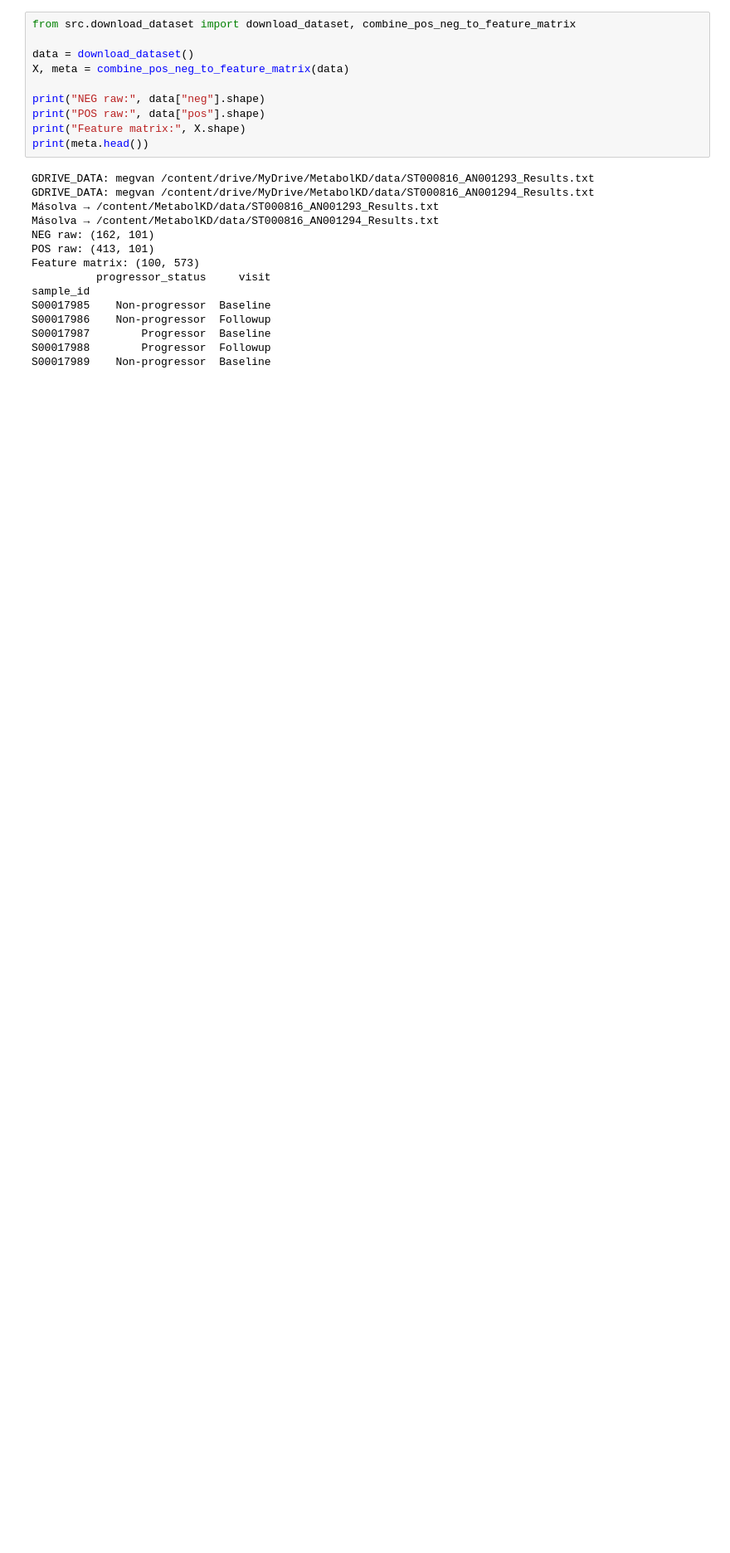
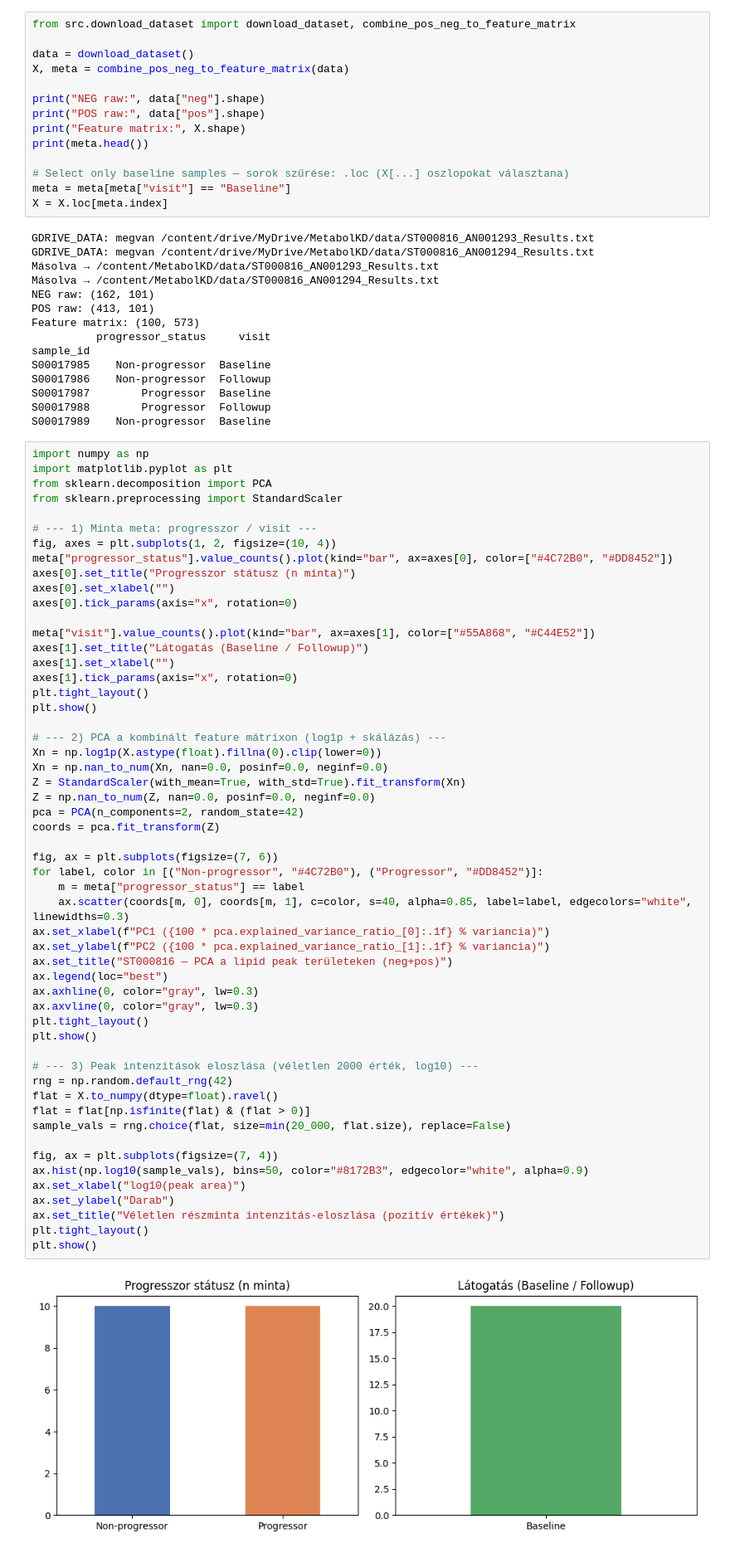
Before and after one commit to csambrus/MetabolKD, a Jupyter notebook: notebooks/meta_20260511a.ipynb, the cells around one changed output. Shown at 83% size. Drawn from its saved outputs; the diff is of its cells as text; blank space fills up the shorter version.

```diff
--- a/notebooks/meta_20260511a.ipynb
+++ b/notebooks/meta_20260511a.ipynb
@@ -70,6 +70,10 @@ print("NEG raw:", data["neg"].shape)
 print("POS raw:", data["pos"].shape)
 print("Feature matrix:", X.shape)
 print(meta.head())
+
+# Select only baseline samples — sorok szűrése: .loc (X[...] oszlopokat választana)
+meta = meta[meta["visit"] == "Baseline"]
+X = X.loc[meta.index]
 # %% [output]
 GDRIVE_DATA: megvan /content/drive/MyDrive/MetabolKD/data/ST000816_AN001293_Results.txt
 GDRIVE_DATA: megvan /content/drive/MyDrive/MetabolKD/data/ST000816_AN001294_Results.txt
@@ -85,3 +89,59 @@ S00017986    Non-progressor  Followup
 S00017987        Progressor  Baseline
 S00017988        Progressor  Followup
 S00017989    Non-progressor  Baseline
+# %%
+import numpy as np
+import matplotlib.pyplot as plt
+from sklearn.decomposition import PCA
+from sklearn.preprocessing import StandardScaler
+
+# --- 1) Minta meta: progresszor / visit ---
+fig, axes = plt.subplots(1, 2, figsize=(10, 4))
+meta["progressor_status"].value_counts().plot(kind="bar", ax=axes[0], color=["#4C72B0", "#DD8452"])
+axes[0].set_title("Progresszor státusz (n minta)")
+axes[0].set_xlabel("")
+axes[0].tick_params(axis="x", rotation=0)
+
+meta["visit"].value_counts().plot(kind="bar", ax=axes[1], color=["#55A868", "#C44E52"])
+axes[1].set_title("Látogatás (Baseline / Followup)")
+axes[1].set_xlabel("")
+axes[1].tick_params(axis="x", rotation=0)
+plt.tight_layout()
+plt.show()
+
+# --- 2) PCA a kombinált feature mátrixon (log1p + skálázás) ---
+Xn = np.log1p(X.astype(float).fillna(0).clip(lower=0))
+Xn = np.nan_to_num(Xn, nan=0.0, posinf=0.0, neginf=0.0)
+Z = StandardScaler(with_mean=True, with_std=True).fit_transform(Xn)
+Z = np.nan_to_num(Z, nan=0.0, posinf=0.0, neginf=0.0)
+pca = PCA(n_components=2, random_state=42)
+coords = pca.fit_transform(Z)
+
+fig, ax = plt.subplots(figsize=(7, 6))
+for label, color in [("Non-progressor", "#4C72B0"), ("Progressor", "#DD8452")]:
+    m = meta["progressor_status"] == label
+    ax.scatter(coords[m, 0], coords[m, 1], c=color, s=40, alpha=0.85, label=label, edgecolors="white", linewidths=0.3)
+ax.set_xlabel(f"PC1 ({100 * pca.explained_variance_ratio_[0]:.1f} % variancia)")
+ax.set_ylabel(f"PC2 ({100 * pca.explained_variance_ratio_[1]:.1f} % variancia)")
+ax.set_title("ST000816 — PCA a lipid peak területeken (neg+pos)")
+ax.legend(loc="best")
+ax.axhline(0, color="gray", lw=0.3)
+ax.axvline(0, color="gray", lw=0.3)
+plt.tight_layout()
+plt.show()
+
+# --- 3) Peak intenzitások eloszlása (véletlen 2000 érték, log10) ---
+rng = np.random.default_rng(42)
+flat = X.to_numpy(dtype=float).ravel()
+flat = flat[np.isfinite(flat) & (flat > 0)]
+sample_vals = rng.choice(flat, size=min(20_000, flat.size), replace=False)
+
+fig, ax = plt.subplots(figsize=(7, 4))
+ax.hist(np.log10(sample_vals), bins=50, color="#8172B3", edgecolor="white", alpha=0.9)
+ax.set_xlabel("log10(peak area)")
+ax.set_ylabel("Darab")
+ax.set_title("Véletlen részminta intenzitás-eloszlása (pozitív értékek)")
+plt.tight_layout()
+plt.show()
+# %% [output]
+[figure, added]
```
Also changed, not shown: parts of 1 cell of this notebook, 8 other files.
